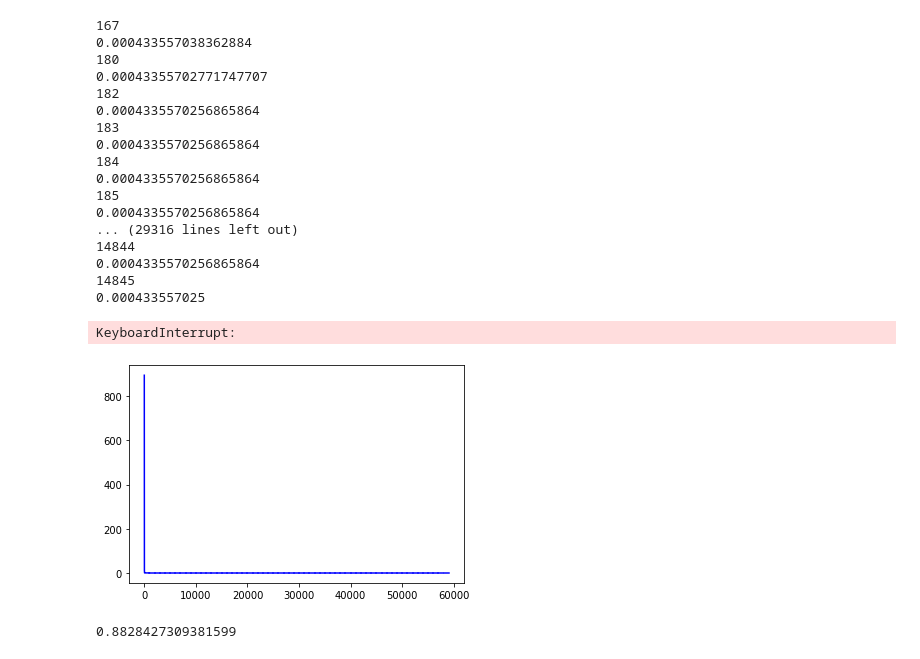
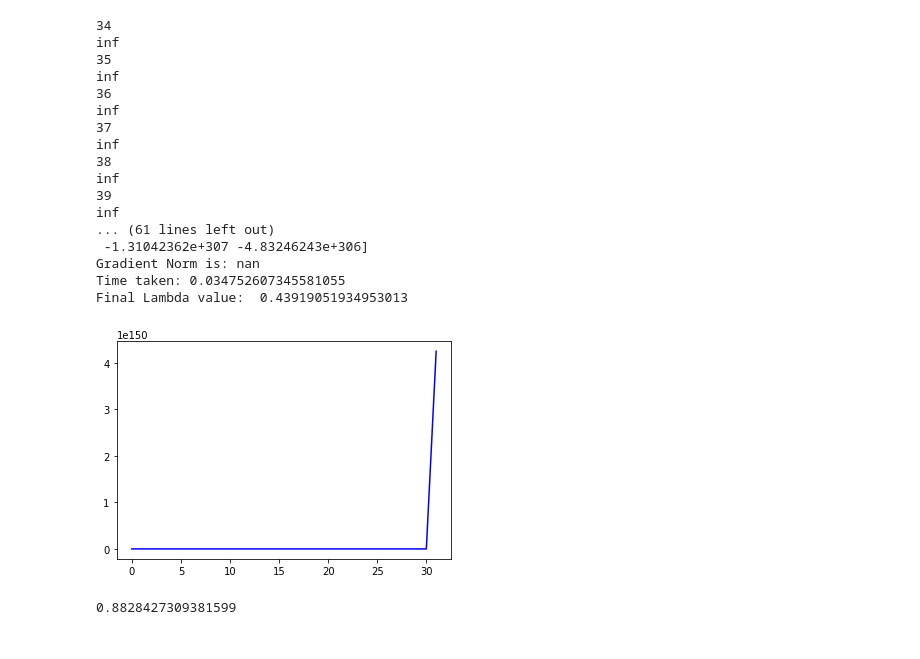
Before and after one commit to Swanchris/c_swan_research, a Jupyter notebook: Least_squares_regression.ipynb, the cells around one changed output. Cells and saved outputs as stored; diff of their text form; code cells hidden in the pictures.

```diff
--- a/Least_squares_regression.ipynb
+++ b/Least_squares_regression.ipynb
@@ -194,29 +206,28 @@ class leastSquaresGD:
 def linFunc(x):
     return 2*x + 5
 # %%
-G = leastSquaresGD(1e-5)
+G = leastSquaresGD(1e-2)
 G.generate(linFunc,10,100, 1)
 G.LineSearch()
 # %% [output]
-167
-0.000433557038362884
-180
-0.00043355702771747707
-182
-0.0004335570256865864
-183
-0.0004335570256865864
-184
-0.0004335570256865864
-185
-0.0004335570256865864
-... (29316 lines left out)
-14844
-0.0004335570256865864
-14845
-0.000433557025
+34
+inf
+35
+inf
+36
+inf
+37
+inf
+38
+inf
+39
+inf
+... (61 lines left out)
+ -1.31042362e+307 -4.83246243e+306]
+Gradient Norm is: nan
+Time taken: 0.034752607345581055
+Final Lambda value:  0.43919051934953013
-KeyboardInterrupt:
-[figure, old version]
+[figure, new version]
 # %%
 random.random()+1e-12
 # %% [output]
```
Also changed, not shown: parts of 1 cell of this notebook.
